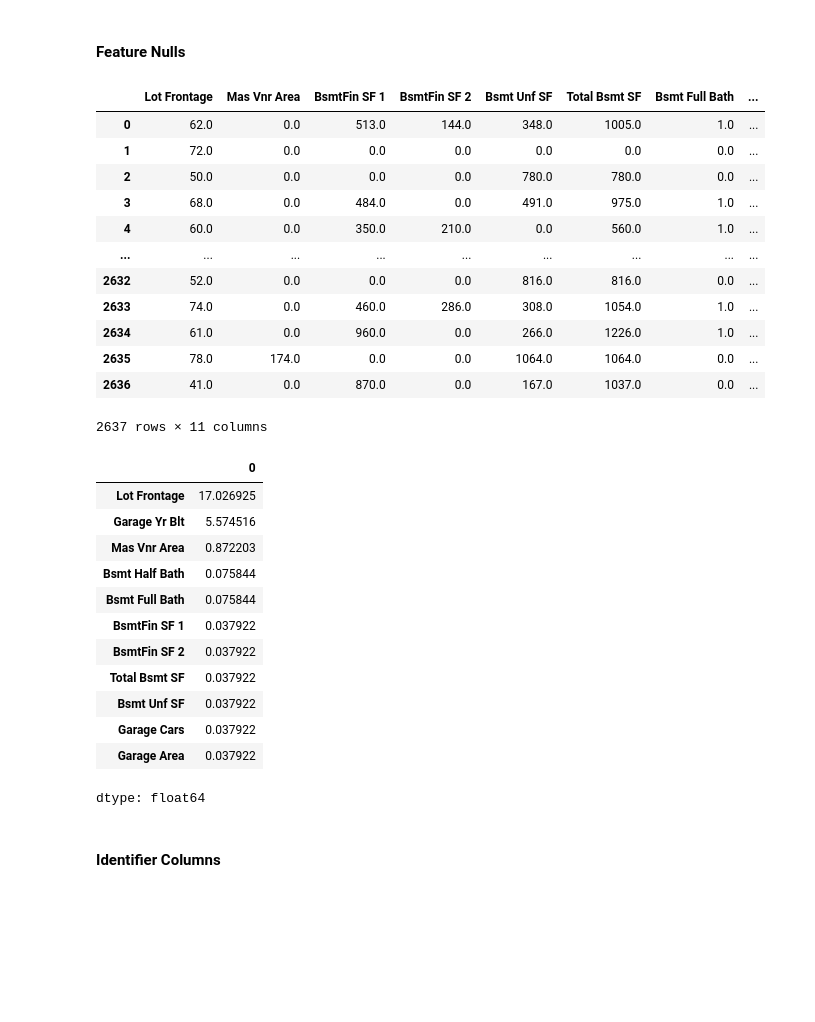
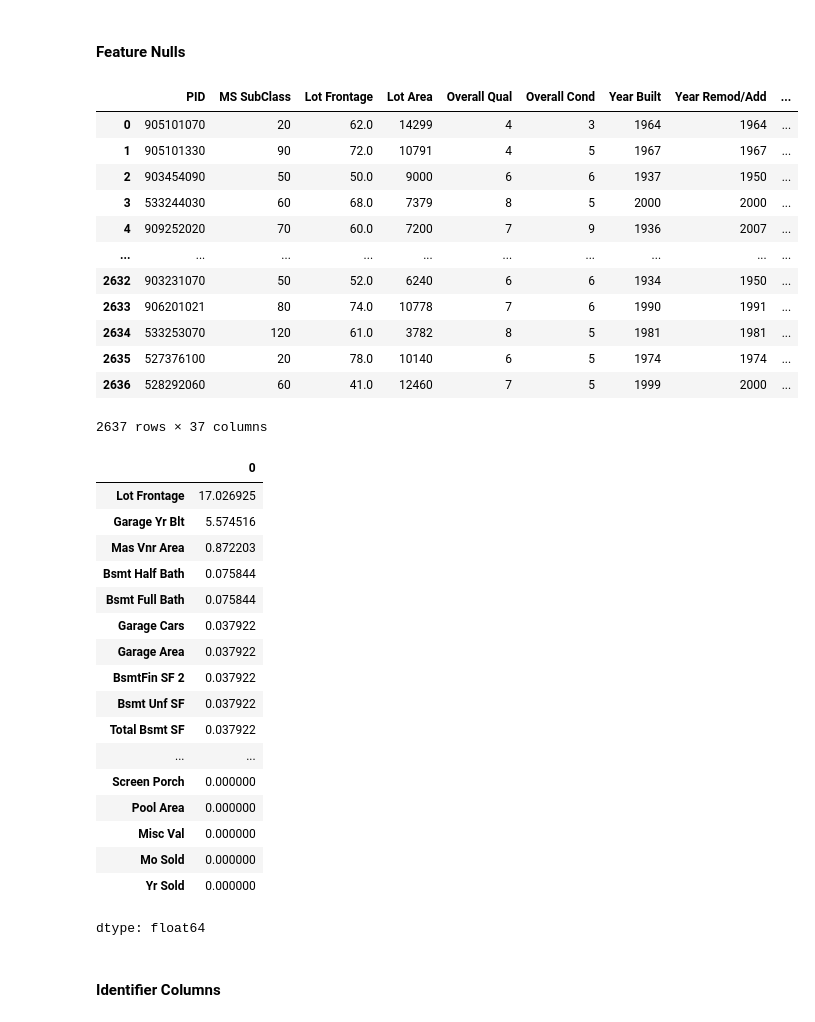
Before and after one commit to efitznm/Data-Science-Portfolio-C22, a Jupyter notebook: Modules/Module_2_Regression/Projects/Instructions/Project.2-Housing/Housing-Pass-11.ipynb, the cells around one changed output. Saved outputs shown, nothing was run; the diff lists cells and outputs as text; code cells hidden in the pictures; blank space fills up the shorter version.

```diff
--- a/Modules/Module_2_Regression/Projects/Instructions/Project.2-Housing/Housing-Pass-11.ipynb
+++ b/Modules/Module_2_Regression/Projects/Instructions/Project.2-Housing/Housing-Pass-11.ipynb
@@ -206,28 +206,28 @@ np.float64(0.0)
 # %% [markdown]
 #### Feature Nulls
 # %%
-# Define the name of the feature columns to work with them independently (all floats are features)
+# Define the name of the feature columns to work with them independently (all floats and integers are features)
 # Select all float columns
-feature_cols = df.select_dtypes(include=['float']).columns
+feature_cols = df.select_dtypes(include=['float','int']).columns
 
 # Drop the target column from the feature column names
 feature_cols = feature_cols.drop(target_col, errors='ignore')
 
 df[feature_cols]
 # %% [output]
-|  | Lot Frontage | Mas Vnr Area | BsmtFin SF 1 | BsmtFin SF 2 | Bsmt Unf SF | Total Bsmt SF | Bsmt Full Bath | ... |
-| 0 | 62.0 | 0.0 | 513.0 | 144.0 | 348.0 | 1005.0 | 1.0 | ... |
-| 1 | 72.0 | 0.0 | 0.0 | 0.0 | 0.0 | 0.0 | 0.0 | ... |
-| 2 | 50.0 | 0.0 | 0.0 | 0.0 | 780.0 | 780.0 | 0.0 | ... |
-| 3 | 68.0 | 0.0 | 484.0 | 0.0 | 491.0 | 975.0 | 1.0 | ... |
-| 4 | 60.0 | 0.0 | 350.0 | 210.0 | 0.0 | 560.0 | 1.0 | ... |
-| ... | ... | ... | ... | ... | ... | ... | ... | ... |
-| 2632 | 52.0 | 0.0 | 0.0 | 0.0 | 816.0 | 816.0 | 0.0 | ... |
-| 2633 | 74.0 | 0.0 | 460.0 | 286.0 | 308.0 | 1054.0 | 1.0 | ... |
-| 2634 | 61.0 | 0.0 | 960.0 | 0.0 | 266.0 | 1226.0 | 1.0 | ... |
-| 2635 | 78.0 | 174.0 | 0.0 | 0.0 | 1064.0 | 1064.0 | 0.0 | ... |
-| 2636 | 41.0 | 0.0 | 870.0 | 0.0 | 167.0 | 1037.0 | 0.0 | ... |
+|  | PID | MS SubClass | Lot Frontage | Lot Area | Overall Qual | Overall Cond | Year Built | Year Remod/Add | ... |
+| 0 | 905101070 | 20 | 62.0 | 14299 | 4 | 3 | 1964 | 1964 | ... |
+| 1 | 905101330 | 90 | 72.0 | 10791 | 4 | 5 | 1967 | 1967 | ... |
+| 2 | 903454090 | 50 | 50.0 | 9000 | 6 | 6 | 1937 | 1950 | ... |
+| 3 | 533244030 | 60 | 68.0 | 7379 | 8 | 5 | 2000 | 2000 | ... |
+| 4 | 909252020 | 70 | 60.0 | 7200 | 7 | 9 | 1936 | 2007 | ... |
+| ... | ... | ... | ... | ... | ... | ... | ... | ... | ... |
+| 2632 | 903231070 | 50 | 52.0 | 6240 | 6 | 6 | 1934 | 1950 | ... |
+| 2633 | 906201021 | 80 | 74.0 | 10778 | 7 | 6 | 1990 | 1991 | ... |
+| 2634 | 533253070 | 120 | 61.0 | 3782 | 8 | 5 | 1981 | 1981 | ... |
+| 2635 | 527376100 | 20 | 78.0 | 10140 | 6 | 5 | 1974 | 1974 | ... |
+| 2636 | 528292060 | 60 | 41.0 | 12460 | 7 | 5 | 1999 | 2000 | ... |
-2637 rows × 11 columns
+2637 rows × 37 columns
 # %%
 # Look for nulls in the features (dropping rows if 20% nulls or under) - 17% is the highest proportion of nulls in 'Lot Frontage'
 (df[feature_cols].isnull().sum() / df[feature_cols].shape[0] * 100).sort_values(ascending=False)
@@ -238,12 +238,17 @@ df[feature_cols]
 | Mas Vnr Area | 0.872203 |
 | Bsmt Half Bath | 0.075844 |
 | Bsmt Full Bath | 0.075844 |
-| BsmtFin SF 1 | 0.037922 |
-| BsmtFin SF 2 | 0.037922 |
-| Total Bsmt SF | 0.037922 |
-| Bsmt Unf SF | 0.037922 |
 | Garage Cars | 0.037922 |
 | Garage Area | 0.037922 |
+| BsmtFin SF 2 | 0.037922 |
+| Bsmt Unf SF | 0.037922 |
+| Total Bsmt SF | 0.037922 |
+| ... | ... |
+| Screen Porch | 0.000000 |
+| Pool Area | 0.000000 |
+| Misc Val | 0.000000 |
+| Mo Sold | 0.000000 |
+| Yr Sold | 0.000000 |
 dtype: float64
 # %% [markdown]
 #### Identifier Columns
```
Also changed, not shown: parts of 46 cells of this notebook.
